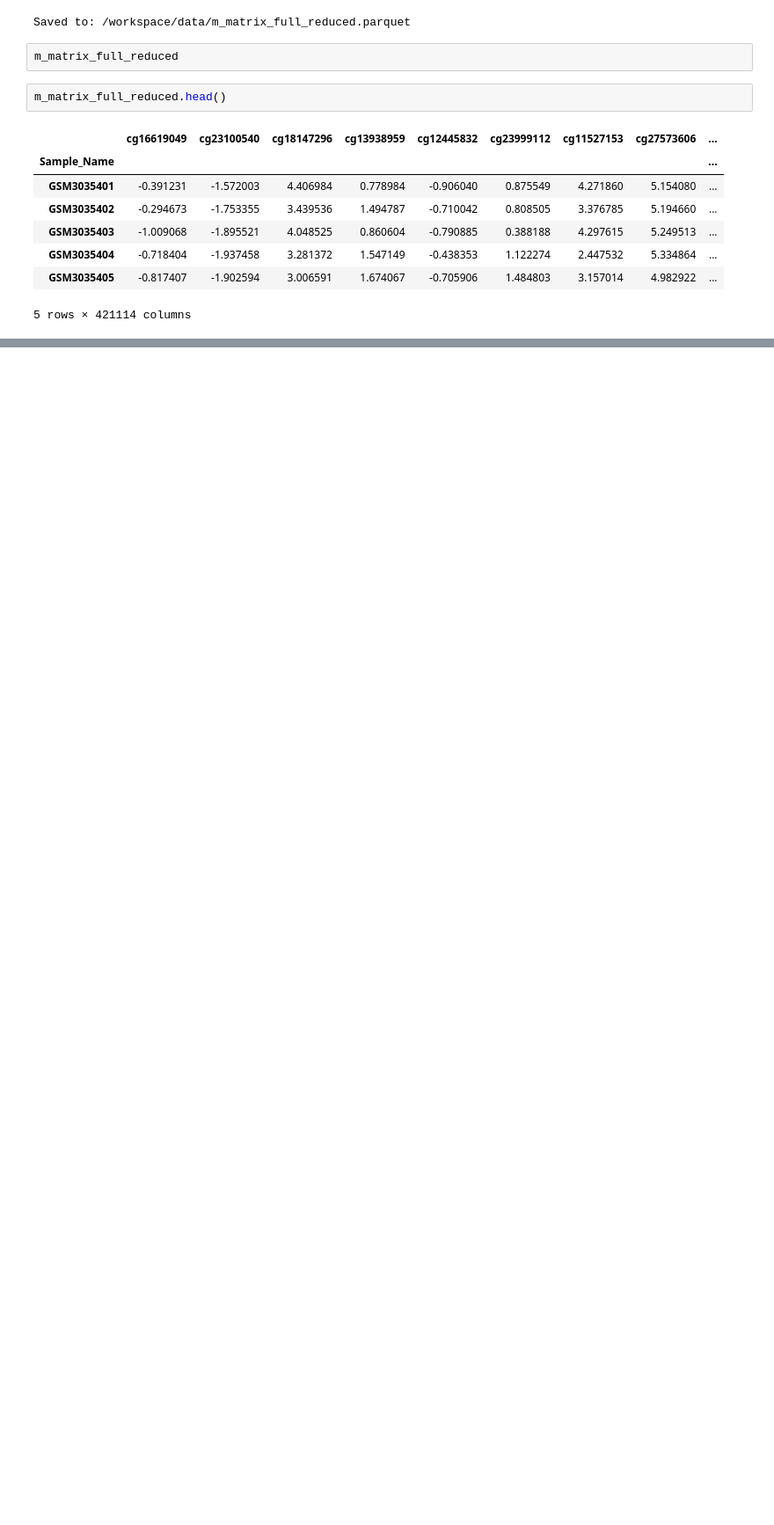
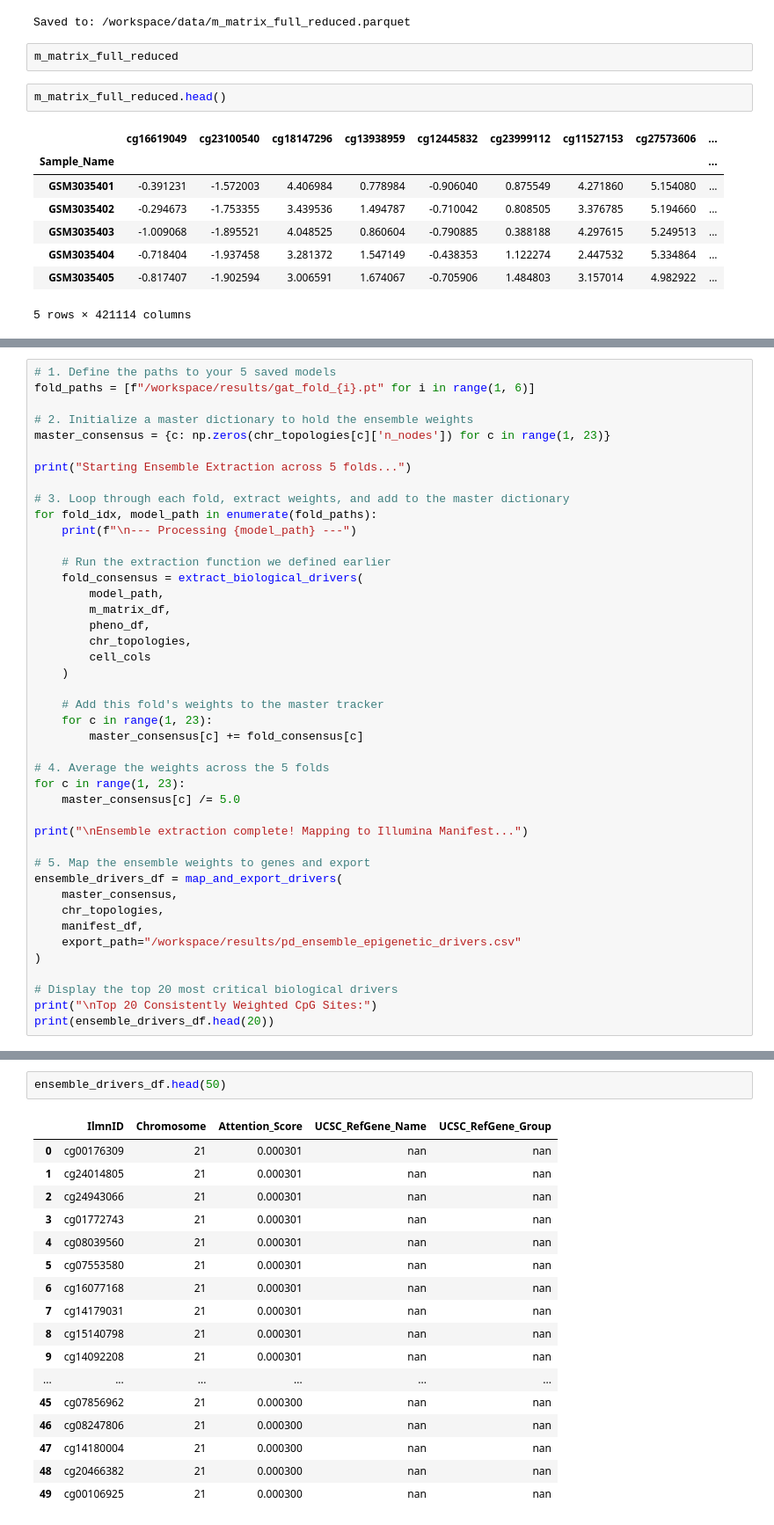
Before and after one commit to perpk/methylation-analysis, a Jupyter notebook: notebooks/DL_approach/peg1_gat_bio_strat.ipynb, the cells around one changed output, grey strips where cells are left out. Shown at 88% size. Saved outputs shown, nothing was run; the diff lists cells and outputs as text; blank space fills up the shorter version.

Commit message:
consolidate findings from 5 folds

```diff
--- a/notebooks/DL_approach/peg1_gat_bio_strat.ipynb
+++ b/notebooks/DL_approach/peg1_gat_bio_strat.ipynb
@@ -383,0 +513,43 @@ ConnectionRefusedError: [Errno 111] Connection refused
+# %%
+# 1. Define the paths to your 5 saved models
+fold_paths = [f"/workspace/results/gat_fold_{i}.pt" for i in range(1, 6)]
+
+# 2. Initialize a master dictionary to hold the ensemble weights
+master_consensus = {c: np.zeros(chr_topologies[c]['n_nodes']) for c in range(1, 23)}
+
+print("Starting Ensemble Extraction across 5 folds...")
+
+# 3. Loop through each fold, extract weights, and add to the master dictionary
+for fold_idx, model_path in enumerate(fold_paths):
+    print(f"\n--- Processing {model_path} ---")
+
+    # Run the extraction function we defined earlier
+    fold_consensus = extract_biological_drivers(
+        model_path,
+        m_matrix_df,
+        pheno_df,
+        chr_topologies,
+        cell_cols
+    )
+
+    # Add this fold's weights to the master tracker
+    for c in range(1, 23):
+        master_consensus[c] += fold_consensus[c]
+
+# 4. Average the weights across the 5 folds
+for c in range(1, 23):
+    master_consensus[c] /= 5.0
+
+print("\nEnsemble extraction complete! Mapping to Illumina Manifest...")
+
+# 5. Map the ensemble weights to genes and export
+ensemble_drivers_df = map_and_export_drivers(
+    master_consensus,
+    chr_topologies,
+    manifest_df,
+    export_path="/workspace/results/pd_ensemble_epigenetic_drivers.csv"
+)
+
+# Display the top 20 most critical biological drivers
+print("\nTop 20 Consistently Weighted CpG Sites:")
+print(ensemble_drivers_df.head(20))
@@ -383,0 +591,20 @@ ConnectionRefusedError: [Errno 111] Connection refused
+# %%
+ensemble_drivers_df.head(50)
+# %% [output]
+|  | IlmnID | Chromosome | Attention_Score | UCSC_RefGene_Name | UCSC_RefGene_Group |
+| 0 | cg00176309 | 21 | 0.000301 | nan | nan |
+| 1 | cg24014805 | 21 | 0.000301 | nan | nan |
+| 2 | cg24943066 | 21 | 0.000301 | nan | nan |
+| 3 | cg01772743 | 21 | 0.000301 | nan | nan |
+| 4 | cg08039560 | 21 | 0.000301 | nan | nan |
+| 5 | cg07553580 | 21 | 0.000301 | nan | nan |
+| 6 | cg16077168 | 21 | 0.000301 | nan | nan |
+| 7 | cg14179031 | 21 | 0.000301 | nan | nan |
+| 8 | cg15140798 | 21 | 0.000301 | nan | nan |
+| 9 | cg14092208 | 21 | 0.000301 | nan | nan |
+| ... | ... | ... | ... | ... | ... |
+| 45 | cg07856962 | 21 | 0.000300 | nan | nan |
+| 46 | cg08247806 | 21 | 0.000300 | nan | nan |
+| 47 | cg14180004 | 21 | 0.000300 | nan | nan |
+| 48 | cg20466382 | 21 | 0.000300 | nan | nan |
+| 49 | cg00106925 | 21 | 0.000300 | nan | nan |
```
Also changed, not shown: parts of 3 cells of this notebook.
